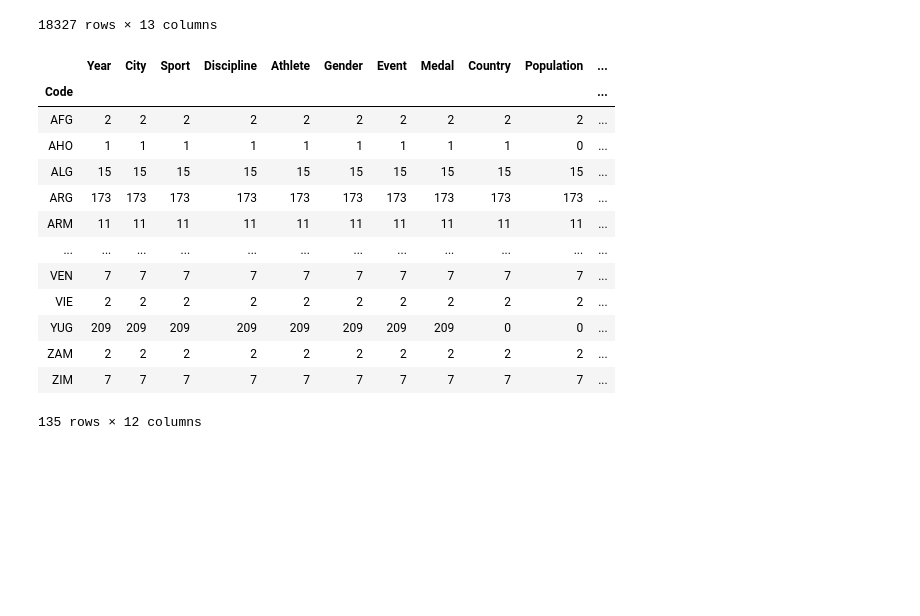
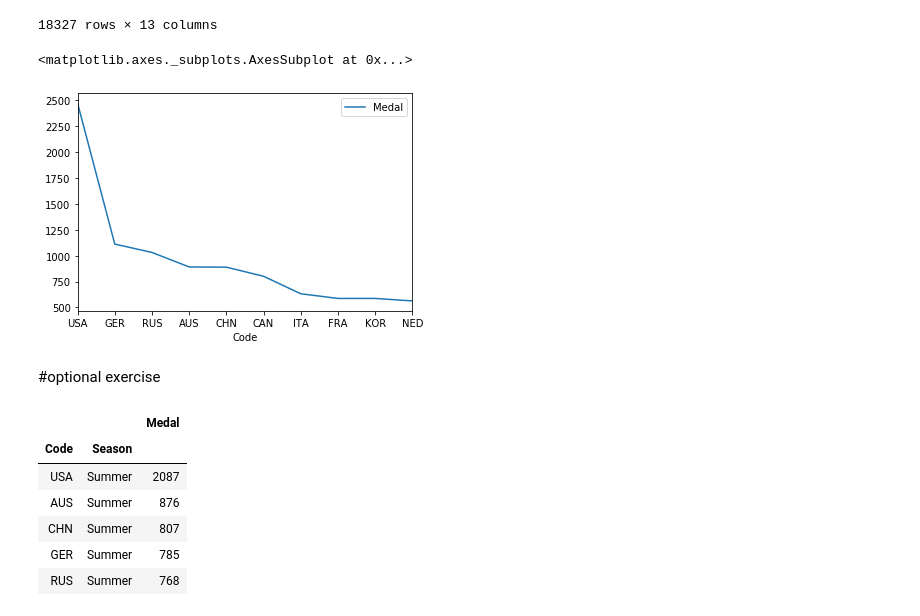
Before and after one commit to rubenvictorengie/notebook, a Jupyter notebook: Multiple files with panda.ipynb, the cells around one changed output. Drawn from its saved outputs; the diff is of its cells as text; code cells hidden in the pictures; blank space fills up the shorter version.

```diff
--- a/Multiple files with panda.ipynb
+++ b/Multiple files with panda.ipynb
@@ -290,22 +290,13 @@ all_df_1984
 | 31163 | 2012 | London | Wrestling | Wrestling Freestyle | ALEKSANYAN, Artur | ARM | Men | Wg 96 KG | Bronze | Armenia | ... |
 | 31164 | 2012 | London | Wrestling | Wrestling Freestyle | LIDBERG, Jimmy | SWE | Men | Wg 96 KG | Bronze | Sweden | ... |
 18327 rows × 13 columns
-# %%
-all_df_1984[{['Code']]
-all_df_1984_group=all_df_1984.groupby("Code").count(all_df_1984[])
-all_df_1984_group
-# %% [output]
-|  | Year | City | Sport | Discipline | Athlete | Gender | Event | Medal | Country | Population | ... |
-| Code |  |  |  |  |  |  |  |  |  |  | ... |
-| AFG | 2 | 2 | 2 | 2 | 2 | 2 | 2 | 2 | 2 | 2 | ... |
-| AHO | 1 | 1 | 1 | 1 | 1 | 1 | 1 | 1 | 1 | 0 | ... |
-| ALG | 15 | 15 | 15 | 15 | 15 | 15 | 15 | 15 | 15 | 15 | ... |
-| ARG | 173 | 173 | 173 | 173 | 173 | 173 | 173 | 173 | 173 | 173 | ... |
-| ARM | 11 | 11 | 11 | 11 | 11 | 11 | 11 | 11 | 11 | 11 | ... |
-| ... | ... | ... | ... | ... | ... | ... | ... | ... | ... | ... | ... |
-| VEN | 7 | 7 | 7 | 7 | 7 | 7 | 7 | 7 | 7 | 7 | ... |
-| VIE | 2 | 2 | 2 | 2 | 2 | 2 | 2 | 2 | 2 | 2 | ... |
-| YUG | 209 | 209 | 209 | 209 | 209 | 209 | 209 | 209 | 0 | 0 | ... |
-| ZAM | 2 | 2 | 2 | 2 | 2 | 2 | 2 | 2 | 2 | 2 | ... |
-| ZIM | 7 | 7 | 7 | 7 | 7 | 7 | 7 | 7 | 7 | 7 | ... |
-135 rows × 12 columns
+# %%
+all_group=all_df_1984.groupby(['Code']).count()[['Medal']]
+plot=all_group.sort_values(by='Medal',ascending=False).head(10)
+# %%
+plot.plot()
+# %% [output]
+<matplotlib.axes._subplots.AxesSubplot at 0x...>
+[figure, added]
+# %% [markdown]
+#optional exercise
@@ -311,0 +306,10 @@ all_df_1984_group
+# %%
+plot_optional
+# %% [output]
+|  |  | Medal |
+| Code | Season |  |
+| USA | Summer | 2087 |
+| AUS | Summer | 876 |
+| CHN | Summer | 807 |
+| GER | Summer | 785 |
+| RUS | Summer | 768 |
```
Also changed, not shown: parts of 1 cell of this notebook.
